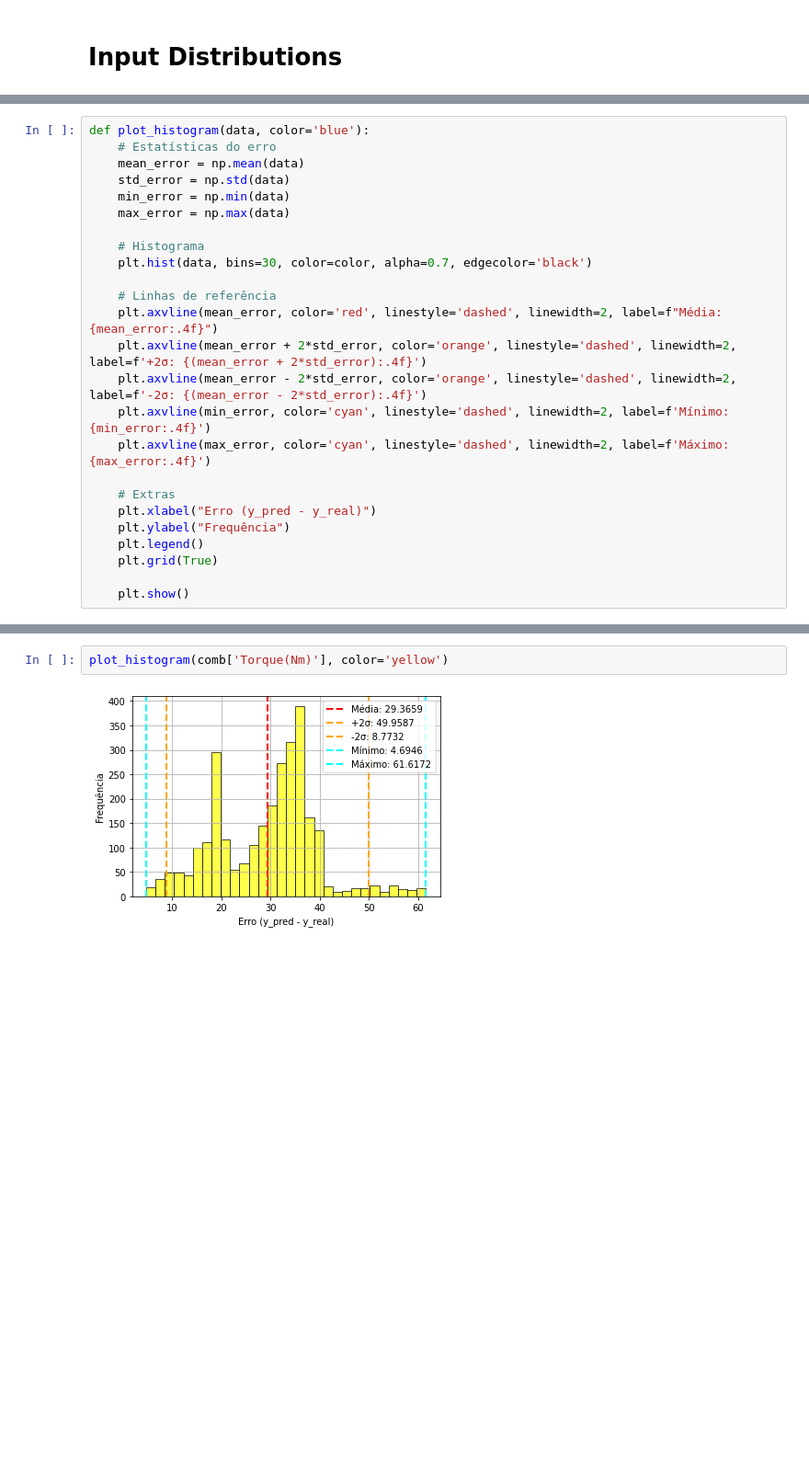
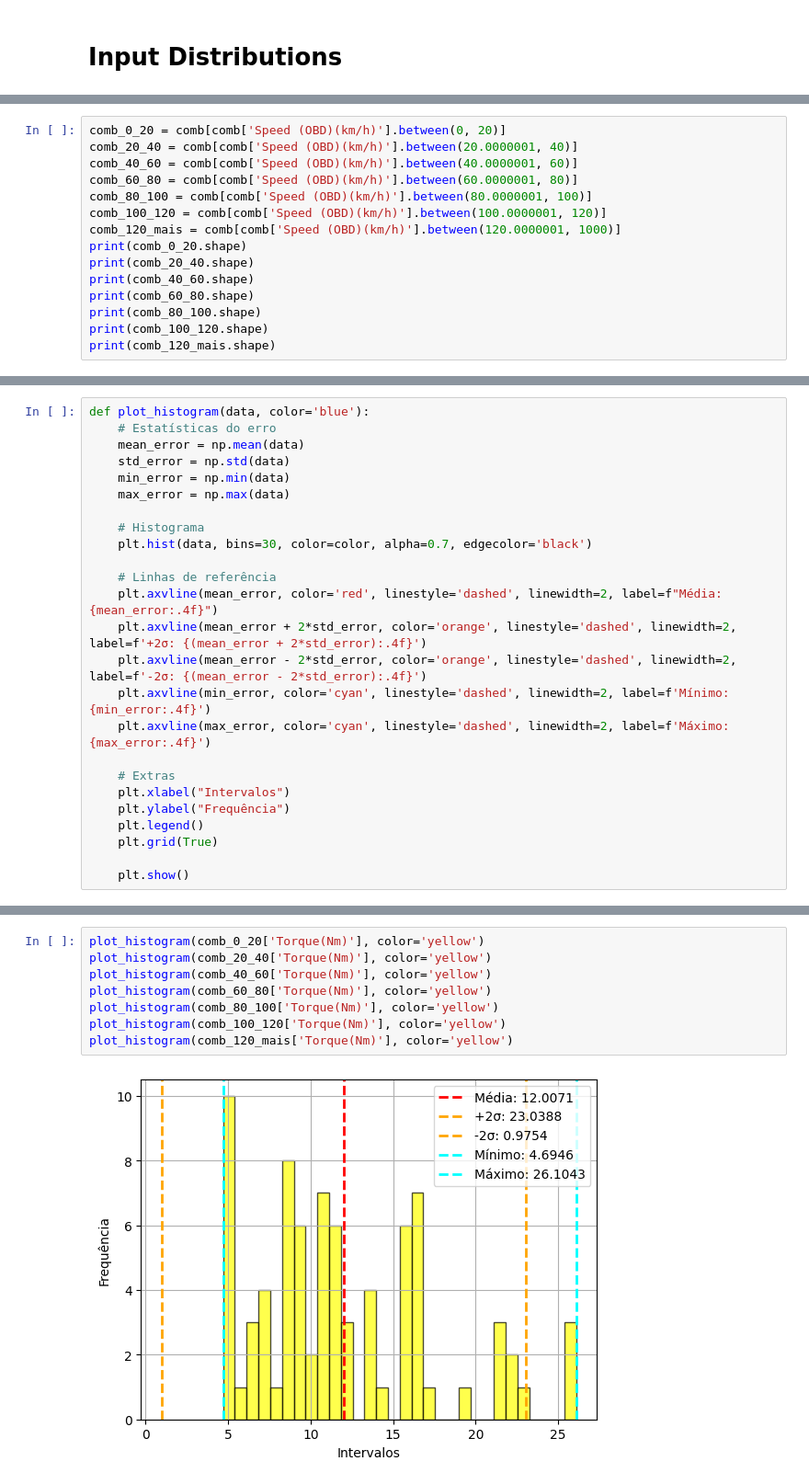
Before and after one commit to INXE-Lainf-Labs/EletricVehicleConsumptionEstimators, a Jupyter notebook: Conect2AI/DataAnalysis.ipynb, the cells around one changed output, grey strips where cells are left out. Shown at 92% size. Drawn from its saved outputs; the diff is of its cells as text; blank space fills up the shorter version.

```diff
--- a/Conect2AI/DataAnalysis.ipynb
+++ b/Conect2AI/DataAnalysis.ipynb
@@ -148,0 +157,15 @@ sample_elet.corr(method='spearman')
+# %%
+comb_0_20 = comb[comb['Speed (OBD)(km/h)'].between(0, 20)]
+comb_20_40 = comb[comb['Speed (OBD)(km/h)'].between(20.0000001, 40)]
+comb_40_60 = comb[comb['Speed (OBD)(km/h)'].between(40.0000001, 60)]
+comb_60_80 = comb[comb['Speed (OBD)(km/h)'].between(60.0000001, 80)]
+comb_80_100 = comb[comb['Speed (OBD)(km/h)'].between(80.0000001, 100)]
+comb_100_120 = comb[comb['Speed (OBD)(km/h)'].between(100.0000001, 120)]
+comb_120_mais = comb[comb['Speed (OBD)(km/h)'].between(120.0000001, 1000)]
+print(comb_0_20.shape)
+print(comb_20_40.shape)
+print(comb_40_60.shape)
+print(comb_60_80.shape)
+print(comb_80_100.shape)
+print(comb_100_120.shape)
+print(comb_120_mais.shape)
@@ -165,7 +223,7 @@ def plot_histogram(data, color='blue'):
     plt.axvline(max_error, color='cyan', linestyle='dashed', linewidth=2, label=f'Máximo: {max_error:.4f}')
 
     # Extras
-    plt.xlabel("Erro (y_pred - y_real)")
+    plt.xlabel("Intervalos")
     plt.ylabel("Frequência")
     plt.legend()
     plt.grid(True)
@@ -190,4 +296,10 @@ plot_histogram(elet['Throttle [%]'], color='green')
 # %%
-plot_histogram(comb['Torque(Nm)'], color='yellow')
+plot_histogram(comb_0_20['Torque(Nm)'], color='yellow')
+plot_histogram(comb_20_40['Torque(Nm)'], color='yellow')
+plot_histogram(comb_40_60['Torque(Nm)'], color='yellow')
+plot_histogram(comb_60_80['Torque(Nm)'], color='yellow')
+plot_histogram(comb_80_100['Torque(Nm)'], color='yellow')
+plot_histogram(comb_100_120['Torque(Nm)'], color='yellow')
+plot_histogram(comb_120_mais['Torque(Nm)'], color='yellow')
 # %% [output]
-[figure, old version]
+[figure, new version]
```
Also changed, not shown: parts of 29 cells of this notebook.
